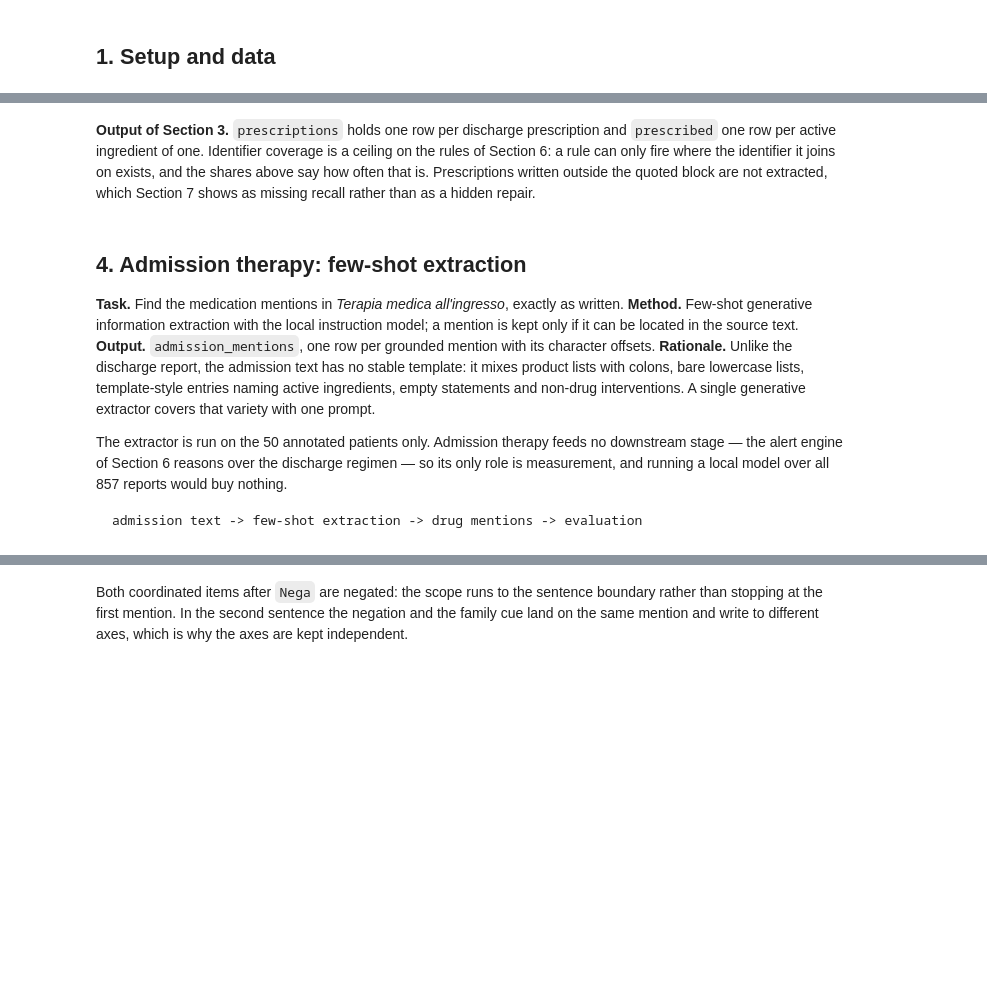
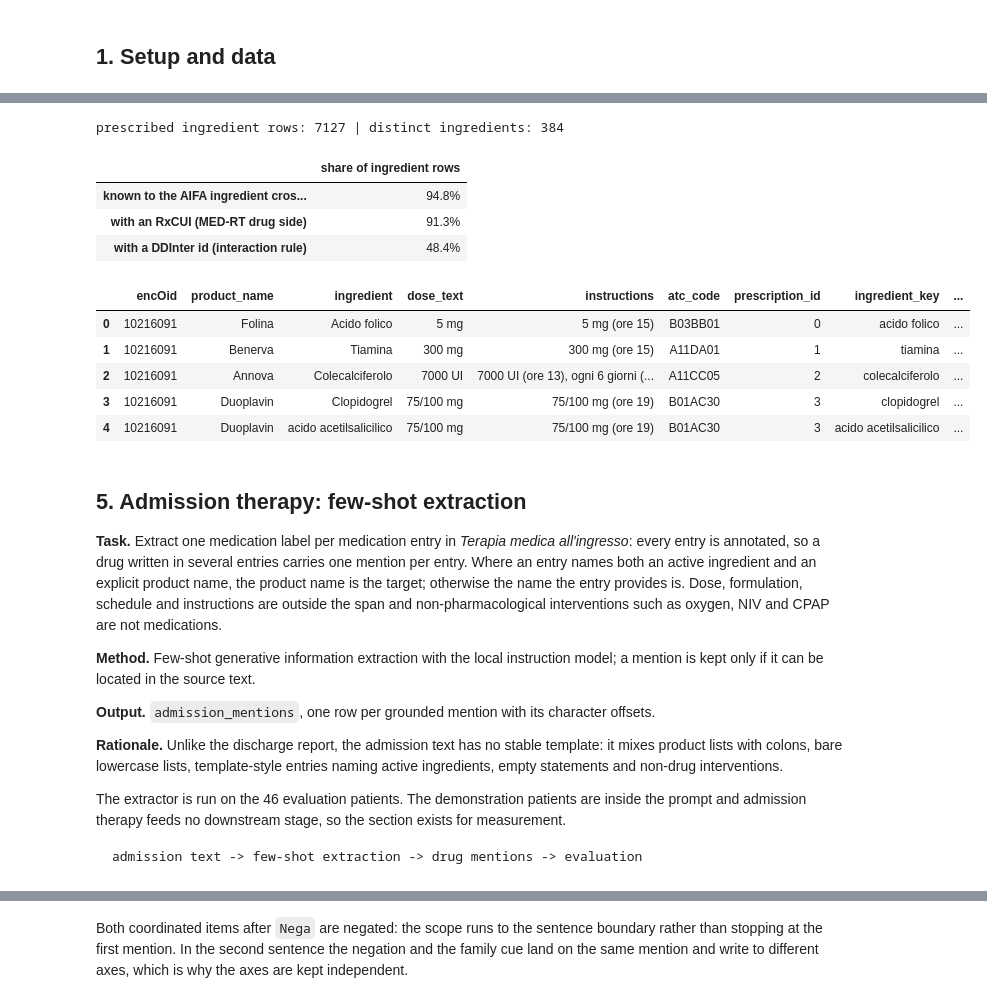
Before and after one commit to ilegul/nlp4dh, a Jupyter notebook: notebooks/clinical_nlp_pipeline.ipynb, the cells around one changed output, grey strips where cells are left out. Drawn from its saved outputs; the diff is of its cells as text; code cells hidden in the pictures; blank space fills up the shorter version.

````diff
--- a/notebooks/clinical_nlp_pipeline.ipynb
+++ b/notebooks/clinical_nlp_pipeline.ipynb
@@ -478,45 +551,57 @@ display(prescriptions[prescriptions.ingredients.map(len) > 1].head(4))
 # %%
 # The ingredient view: one row per active ingredient of a prescription, carrying the identifiers the
 # alert engine joins on. A combination product contributes one row per ingredient and keeps its
-# prescription_id, which is what lets Section 6 tell a duplicate prescription from a combination.
+# prescription_id, which is what lets Section 7 tell a duplicate prescription from a combination.
 prescribed = (prescriptions.explode("ingredients")
               .rename(columns={"ingredients": "ingredient"})
               .dropna(subset=["ingredient"])
               .reset_index(drop=True))
 prescribed["ingredient_key"] = prescribed.ingredient.map(ingredient_key)
 prescribed["preferred_label"] = prescribed.ingredient_key.map(PREFERRED_LABEL)
 prescribed["rxcui"] = prescribed.ingredient_key.map(RXCUI).astype("Int64")
 prescribed["ddinter_id"] = prescribed.ingredient_key.map(DDINTER_ID).astype("string")
 
 prescriptions.to_parquet(OUTPUT_DIR / "discharge_prescriptions.parquet")
 
 print(f"prescribed ingredient rows: {len(prescribed)} | distinct ingredients: {prescribed.ingredient_key.nunique()}")
 display(pd.Series({
     "known to the AIFA ingredient crosswalk": prescribed.preferred_label.notna().mean(),
     "with an RxCUI (MED-RT drug side)": prescribed.rxcui.notna().mean(),
     "with a DDInter id (interaction rule)": prescribed.ddinter_id.notna().mean(),
 }, name="share of ingredient rows").to_frame().style.format("{:.1%}"))
+
+display(prescribed.head(5))
+# %% [output]
+prescribed ingredient rows: 7127 | distinct ingredients: 384
+|  | share of ingredient rows |
+| known to the AIFA ingredient cros... | 94.8% |
+| with an RxCUI (MED-RT drug side) | 91.3% |
+| with a DDInter id (interaction rule) | 48.4% |
+|  | encOid | product_name | ingredient | dose_text | instructions | atc_code | prescription_id | ingredient_key | ... |
+| 0 | 10216091 | Folina | Acido folico | 5 mg | 5 mg (ore 15) | B03BB01 | 0 | acido folico | ... |
+| 1 | 10216091 | Benerva | Tiamina | 300 mg | 300 mg (ore 15) | A11DA01 | 1 | tiamina | ... |
+| 2 | 10216091 | Annova | Colecalciferolo | 7000 UI | 7000 UI (ore 13), ogni 6 giorni (... | A11CC05 | 2 | colecalciferolo | ... |
+| 3 | 10216091 | Duoplavin | Clopidogrel | 75/100 mg | 75/100 mg (ore 19) | B01AC30 | 3 | clopidogrel | ... |
+| 4 | 10216091 | Duoplavin | acido acetilsalicilico | 75/100 mg | 75/100 mg (ore 19) | B01AC30 | 3 | acido acetilsalicilico | ... |
-# %% [markdown]
-**Output of Section 3.** `prescriptions` holds one row per discharge prescription and `prescribed`
-one row per active ingredient of one. Identifier coverage is a ceiling on the rules of Section 6: a
-rule can only fire where the identifier it joins on exists, and the shares above say how often that
-is. Prescriptions written outside the quoted block are not extracted, which Section 7 shows as
-missing recall rather than as a hidden repair.
 # %% [markdown]
-## 4. Admission therapy: few-shot extraction
+## 5. Admission therapy: few-shot extraction
 
-**Task.** Find the medication mentions in *Terapia medica all'ingresso*, exactly as written.
+**Task.** Extract one medication label per medication entry in *Terapia medica all'ingresso*: every entry is annotated, so a drug written in several entries carries one mention per entry. Where an
+entry names both an active ingredient and an explicit product name, the product name is the target;
+otherwise the name the entry provides is. Dose, formulation, schedule and instructions are outside the
+span and non-pharmacological interventions such as oxygen, NIV and CPAP are not medications.
+
 **Method.** Few-shot generative information extraction with the local instruction model; a mention is
 kept only if it can be located in the source text.
+
 **Output.** `admission_mentions`, one row per grounded mention with its character offsets.
+
 **Rationale.** Unlike the discharge report, the admission text has no stable template: it mixes
 product lists with colons, bare lowercase lists, template-style entries naming active ingredients,
-empty statements and non-drug interventions. A single generative extractor covers that variety with
-one prompt.
+empty statements and non-drug interventions.
 
-The extractor is run on the 50 annotated patients only. Admission therapy feeds no downstream stage —
-the alert engine of Section 6 reasons over the discharge regimen — so its only role is measurement,
-and running a local model over all 857 reports would buy nothing.
+The extractor is run on the 46 evaluation patients. The demonstration patients are inside the
+prompt and admission therapy feeds no downstream stage, so the section exists for measurement.
 
 ```
 admission text -> few-shot extraction -> drug mentions -> evaluation
````
Also changed, not shown: parts of 136 cells of this notebook, 12 other files.
